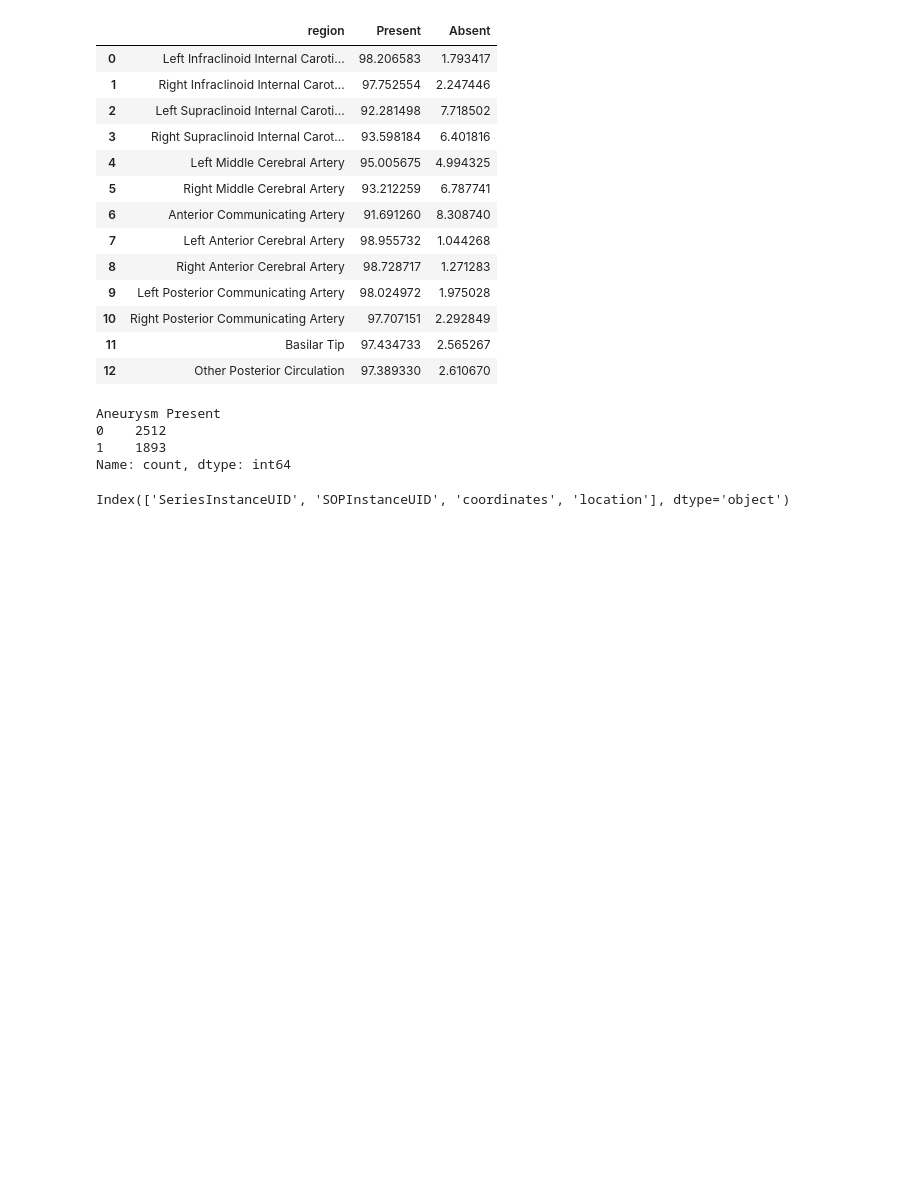
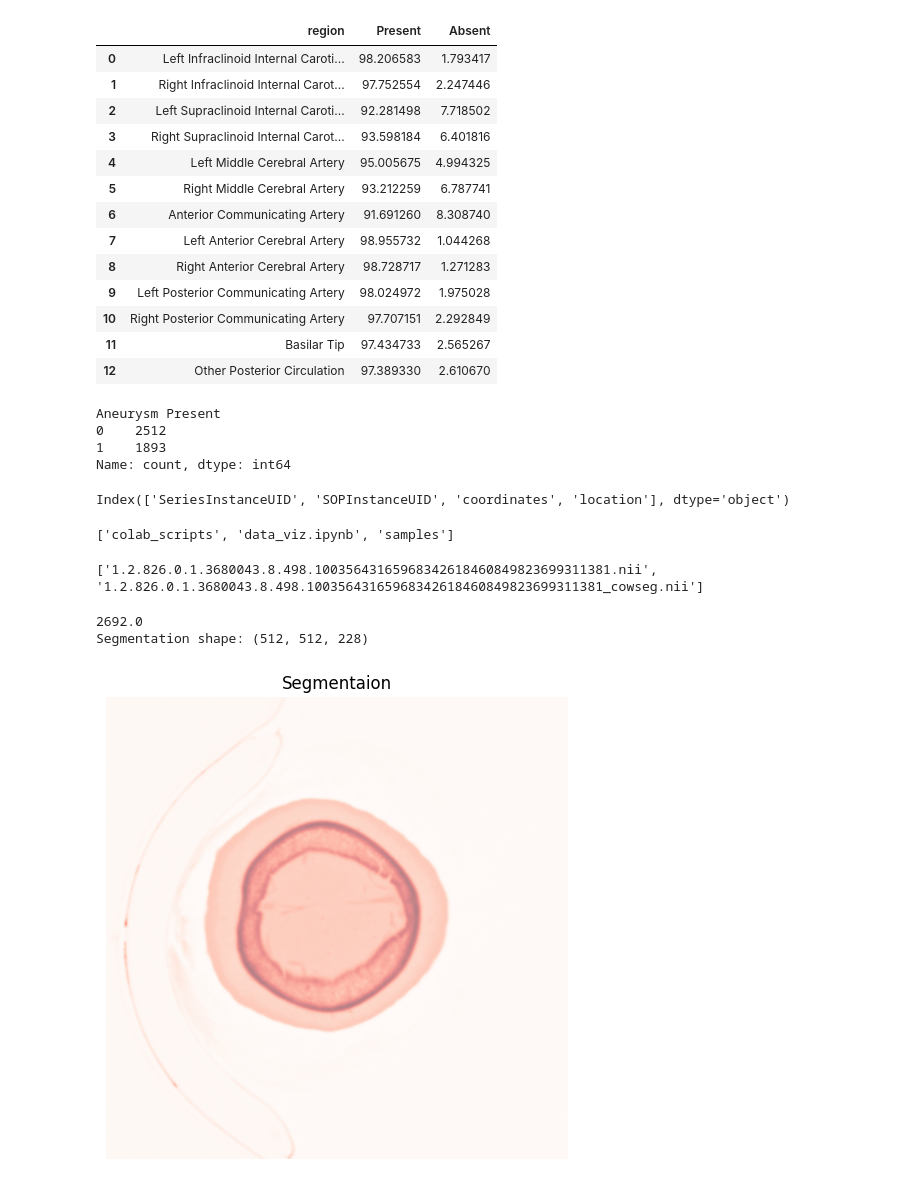
Before and after one commit to Aman071106/rsna_anuerysm, a Jupyter notebook: src/data_viz/data_viz.ipynb, the cells around one changed output. Cells and saved outputs as stored; diff of their text form; code cells hidden in the pictures; blank space fills up the shorter version.

Commit message:
data_viz

```diff
--- a/src/data_viz/data_viz.ipynb
+++ b/src/data_viz/data_viz.ipynb
@@ -169,3 +169,43 @@ Name: count, dtype: int64
 df_localizers.columns
 # %% [output]
 Index(['SeriesInstanceUID', 'SOPInstanceUID', 'coordinates', 'location'], dtype='object')
+# %%
+import os
+os.listdir()
+# %% [output]
+['colab_scripts', 'data_viz.ipynb', 'samples']
+# %%
+print(os.listdir('samples/segmentations'))
+# %% [output]
+['1.2.826.0.1.3680043.8.498.10035643165968342618460849823699311381.nii', '1.2.826.0.1.3680043.8.498.10035643165968342618460849823699311381_cowseg.nii']
+# %%
+import nibabel as nib
+import os
+import matplotlib.pyplot as plt
+import numpy as np
+# Some series id may not have segmentations
+seg_id = '1.2.826.0.1.3680043.8.498.10035643165968342618460849823699311381'
+seg_path = os.path.join('./samples/segmentations', f'{seg_id}.nii')
+cow_seg_path=os.path.join('./samples/segmentations', f'{seg_id}_cowseg.nii')
+
+def show_seg(seg_path,channel=114):
+    # print(os.listdir('samples/segmentations'))
+    if os.path.exists(seg_path):
+        seg_img = nib.load(seg_path)
+        seg_data = seg_img.get_fdata()
+        print(np.max(seg_data))   #-- array
+        print("Segmentation shape:", seg_data.shape)
+
+
+        plt.figure(figsize=(6,6))
+        plt.imshow(seg_data[:,:,channel], alpha=0.5, cmap='Reds')
+        plt.title("Segmentaion")
+        plt.axis('off')
+        plt.show()
+    else:
+        print("No segmentation available for this series.")
+show_seg(seg_path=seg_path,channel=187)
+# %% [output]
+2692.0
+Segmentation shape: (512, 512, 228)
+[figure, added]
```
Also changed, not shown: parts of 3 cells of this notebook, 4 other files.
